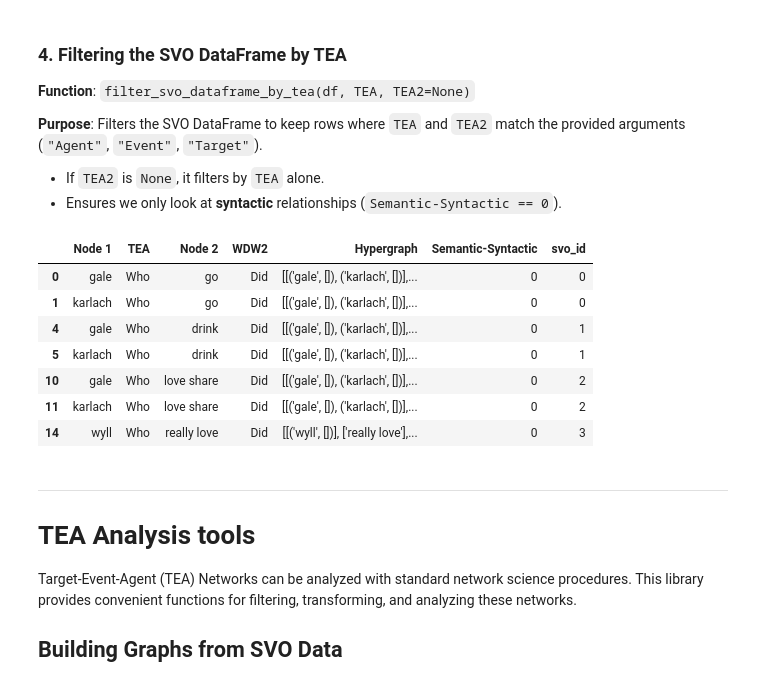
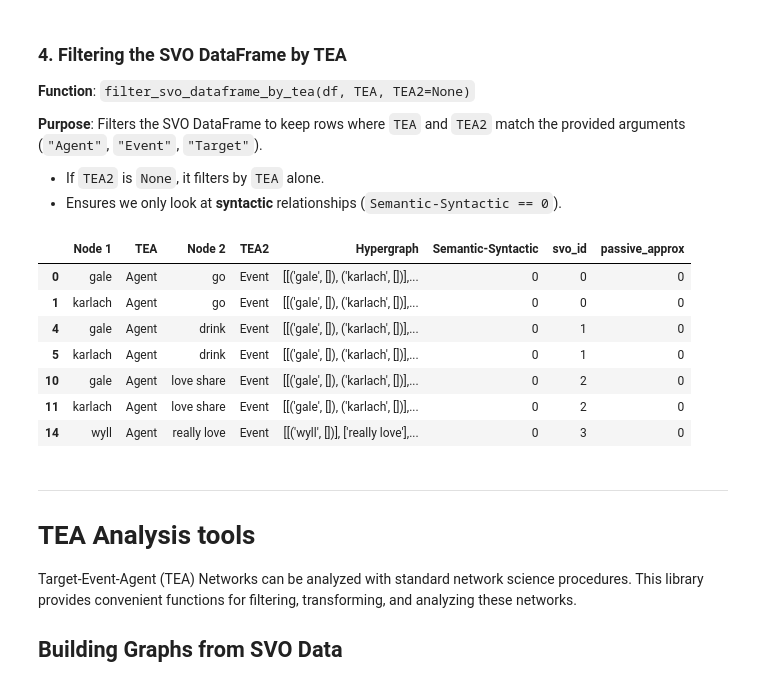
Before and after one commit to MassimoStel/Who-Did-What_Networks, a Jupyter notebook: Docs & Guides/Analyzing TEA.ipynb, the cells around one changed output. Cells and saved outputs as stored; diff of their text form; code cells hidden in the pictures.

Commit message:
feat: add passive voice detection to SVO extraction and introduce batch processing utility

```diff
--- a/Docs & Guides/Analyzing TEA.ipynb
+++ b/Docs & Guides/Analyzing TEA.ipynb
@@ -141,19 +141,19 @@ print(verbs)
 - Ensures we only look at **syntactic** relationships (`Semantic-Syntactic == 0`).
 # %%
 # Filter to keep only Subject ("Agent") - Verb ("Event") edges
-filtered_df_who_did = wdw_analytics.filter_svo_dataframe_by_tea(df, "Agent", "Event")
+filtered_df_who_did = teanets.analytics.filter_svo_dataframe_by_tea(df, "Agent", "Event")
 
 # Examine the result
 display(filtered_df_who_did.head(10))
 # %% [output]
-|  | Node 1 | TEA | Node 2 | WDW2 | Hypergraph | Semantic-Syntactic | svo_id |
-| 0 | gale | Who | go | Did | [[('gale', []), ('karlach', [])],... | 0 | 0 |
-| 1 | karlach | Who | go | Did | [[('gale', []), ('karlach', [])],... | 0 | 0 |
-| 4 | gale | Who | drink | Did | [[('gale', []), ('karlach', [])],... | 0 | 1 |
-| 5 | karlach | Who | drink | Did | [[('gale', []), ('karlach', [])],... | 0 | 1 |
-| 10 | gale | Who | love share | Did | [[('gale', []), ('karlach', [])],... | 0 | 2 |
-| 11 | karlach | Who | love share | Did | [[('gale', []), ('karlach', [])],... | 0 | 2 |
-| 14 | wyll | Who | really love | Did | [[('wyll', [])], ['really love'],... | 0 | 3 |
+|  | Node 1 | TEA | Node 2 | TEA2 | Hypergraph | Semantic-Syntactic | svo_id | passive_approx |
+| 0 | gale | Agent | go | Event | [[('gale', []), ('karlach', [])],... | 0 | 0 | 0 |
+| 1 | karlach | Agent | go | Event | [[('gale', []), ('karlach', [])],... | 0 | 0 | 0 |
+| 4 | gale | Agent | drink | Event | [[('gale', []), ('karlach', [])],... | 0 | 1 | 0 |
+| 5 | karlach | Agent | drink | Event | [[('gale', []), ('karlach', [])],... | 0 | 1 | 0 |
+| 10 | gale | Agent | love share | Event | [[('gale', []), ('karlach', [])],... | 0 | 2 | 0 |
+| 11 | karlach | Agent | love share | Event | [[('gale', []), ('karlach', [])],... | 0 | 2 | 0 |
+| 14 | wyll | Agent | really love | Event | [[('wyll', [])], ['really love'],... | 0 | 3 | 0 |
 # %% [markdown]
 -----
 
```
Also changed, not shown: parts of 14 cells of this notebook, 16 other files.
